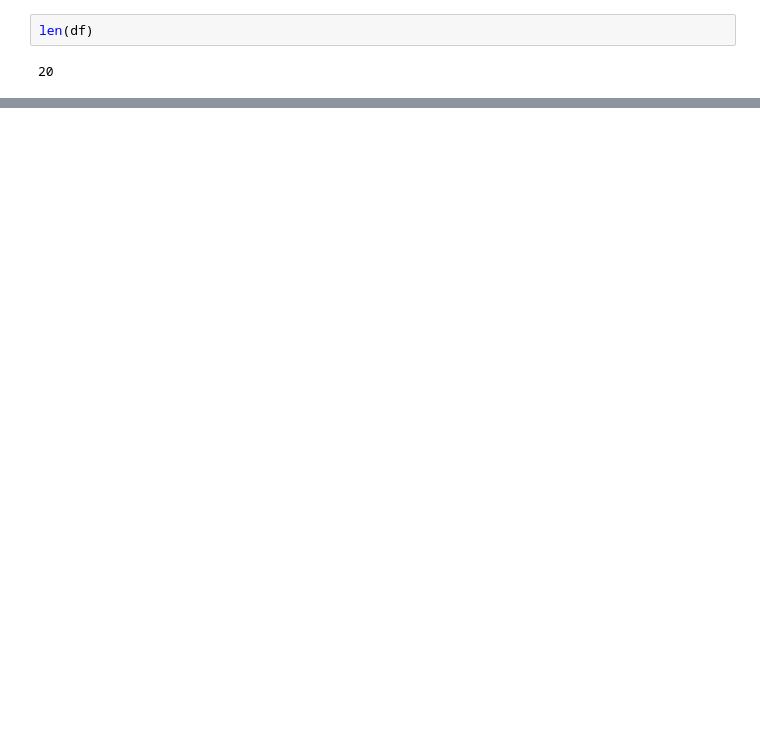
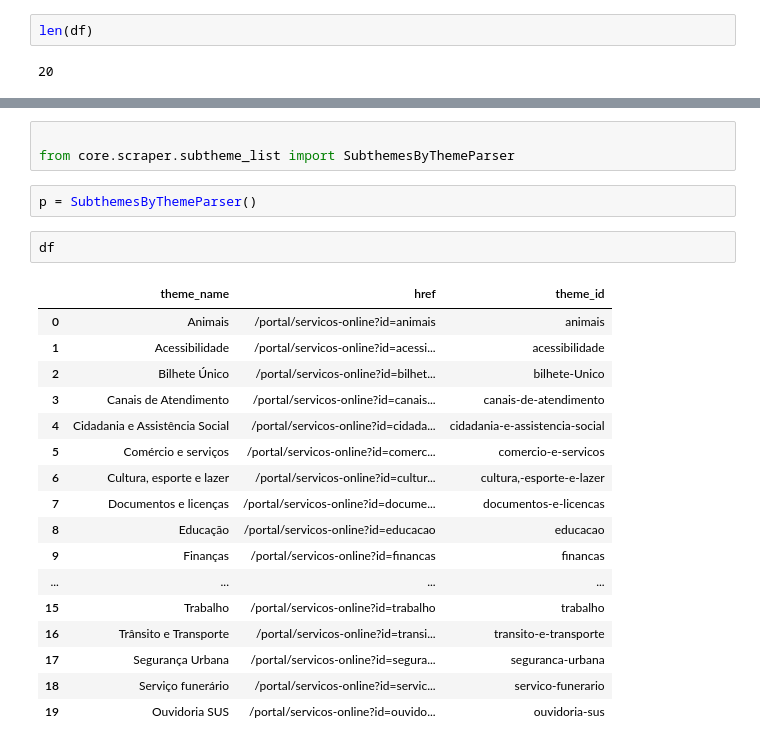
Before and after one commit to h-pgy/chatbot_156, a Jupyter notebook: 01_scrapper.ipynb, the cells around one changed output, grey strips where cells are left out. Saved outputs shown, nothing was run; the diff lists cells and outputs as text; blank space fills up the shorter version.

```diff
--- a/01_scrapper.ipynb
+++ b/01_scrapper.ipynb
@@ -31,3 +31,28 @@ df.tail()
 | 17 | Segurança Urbana | /portal/servicos-online?id=segura... | seguranca-urbana |
 | 18 | Serviço funerário | /portal/servicos-online?id=servic... | servico-funerario |
 | 19 | Ouvidoria SUS | /portal/servicos-online?id=ouvido... | ouvidoria-sus |
+# %%
+
+from core.scraper.subtheme_list import SubthemesByThemeParser
+# %%
+p = SubthemesByThemeParser()
+# %%
+df
+# %% [output]
+|  | theme_name | href | theme_id |
+| 0 | Animais | /portal/servicos-online?id=animais | animais |
+| 1 | Acessibilidade | /portal/servicos-online?id=acessi... | acessibilidade |
+| 2 | Bilhete Único | /portal/servicos-online?id=bilhet... | bilhete-Unico |
+| 3 | Canais de Atendimento | /portal/servicos-online?id=canais... | canais-de-atendimento |
+| 4 | Cidadania e Assistência Social | /portal/servicos-online?id=cidada... | cidadania-e-assistencia-social |
+| 5 | Comércio e serviços | /portal/servicos-online?id=comerc... | comercio-e-servicos |
+| 6 | Cultura, esporte e lazer | /portal/servicos-online?id=cultur... | cultura,-esporte-e-lazer |
+| 7 | Documentos e licenças | /portal/servicos-online?id=docume... | documentos-e-licencas |
+| 8 | Educação | /portal/servicos-online?id=educacao | educacao |
+| 9 | Finanças | /portal/servicos-online?id=financas | financas |
+| ... | ... | ... | ... |
+| 15 | Trabalho | /portal/servicos-online?id=trabalho | trabalho |
+| 16 | Trânsito e Transporte | /portal/servicos-online?id=transi... | transito-e-transporte |
+| 17 | Segurança Urbana | /portal/servicos-online?id=segura... | seguranca-urbana |
+| 18 | Serviço funerário | /portal/servicos-online?id=servic... | servico-funerario |
+| 19 | Ouvidoria SUS | /portal/servicos-online?id=ouvido... | ouvidoria-sus |
```
Also changed, not shown: parts of 18 cells of this notebook, 2 other files.
